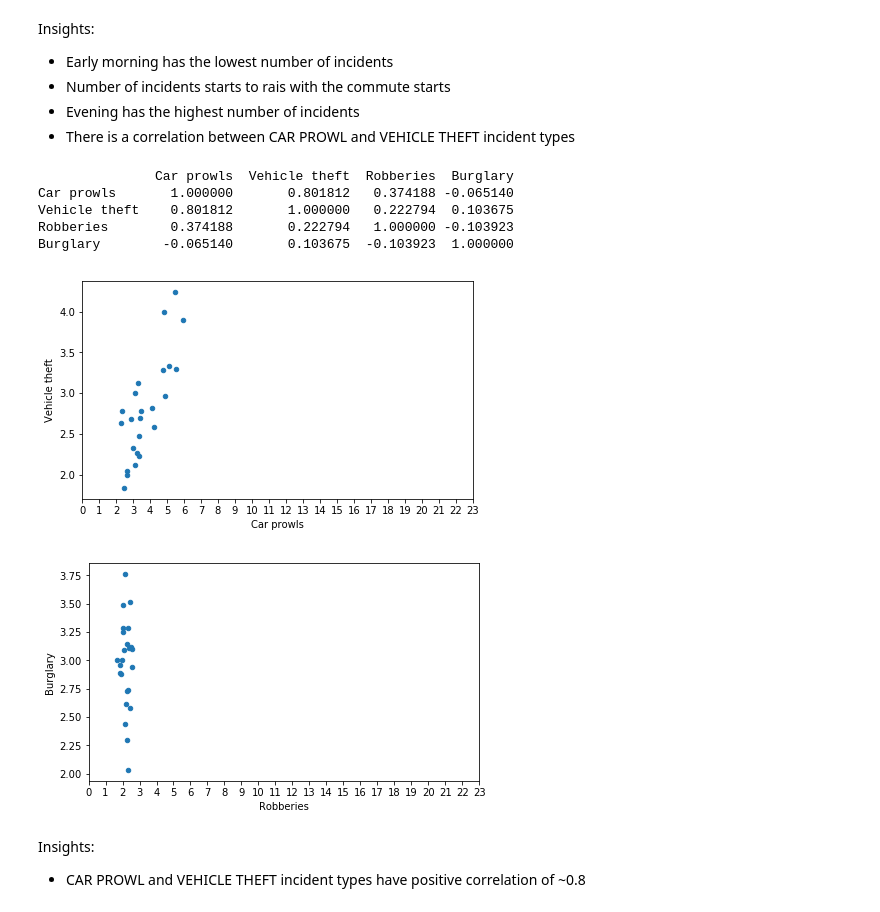
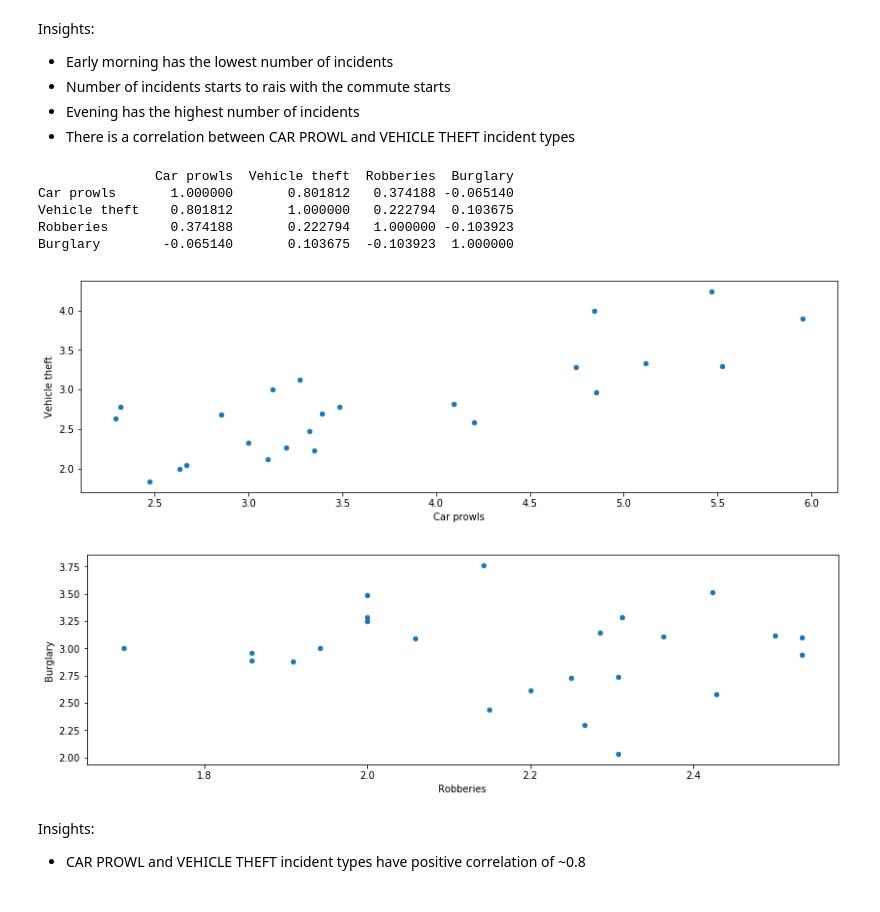
Before and after one commit to dukedeluka/datasci_course_materials, a Jupyter notebook: assignment6/submission.ipynb, the cells around one changed output. Cells and saved outputs as stored; diff of their text form; code cells hidden in the pictures.

```diff
--- a/assignment6/submission.ipynb
+++ b/assignment6/submission.ipynb
@@ -160,19 +160,19 @@ Insights:
 # %%
 ### Correlation between selected incident types
 
-print dfh[['Car prowls', 'Vehicle theft', 'Robberies', 'Burglary']].corr()
-
-dfh.plot(figsize=(7,4), kind='scatter', x='Car prowls', y='Vehicle theft', xticks = dfh.index)
-dfh.plot(figsize=(7,4), kind='scatter', x='Robberies', y='Burglary', xticks = dfh.index)
+dfc = dfh[['Car prowls', 'Vehicle theft', 'Robberies', 'Burglary']]
+print dfc.corr()
+dfc.plot(figsize=(14,4), kind='scatter', x='Car prowls', y='Vehicle theft')
+dfc.plot(figsize=(14,4), kind='scatter', x='Robberies', y='Burglary')
 plt.show()
 # %% [output]
                Car prowls  Vehicle theft  Robberies  Burglary
 Car prowls       1.000000       0.801812   0.374188 -0.065140
 Vehicle theft    0.801812       1.000000   0.222794  0.103675
 Robberies        0.374188       0.222794   1.000000 -0.103923
 Burglary        -0.065140       0.103675  -0.103923  1.000000
-[figure, old version]
+[figure, new version]
-[figure, old version]
+[figure, new version]
 # %% [markdown]
 Insights:
 - CAR PROWL and VEHICLE THEFT incident types have positive correlation of ~0.8
```
Also changed, not shown: parts of 2 cells of this notebook.
